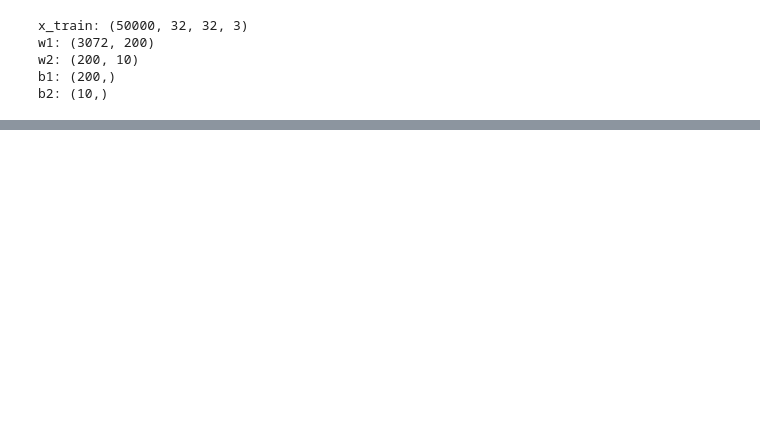
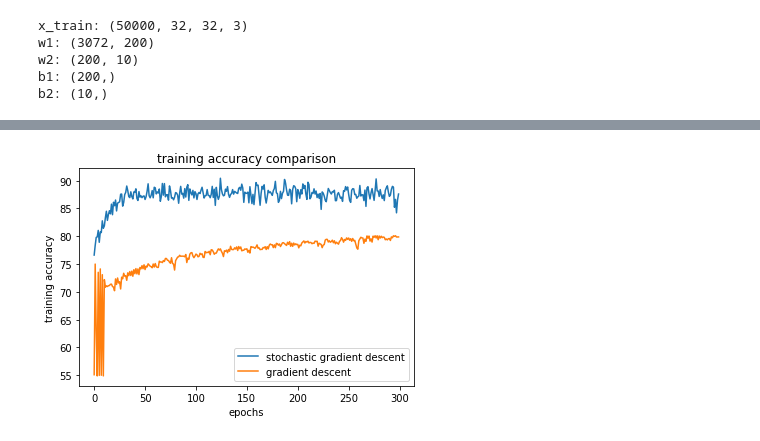
Before and after one commit to AvishkaSandeepa/EN2550-2020-Assignment-04, a Jupyter notebook: Assignment04_Part03.ipynb, the cells around one changed output, grey strips where cells are left out. Saved outputs shown, nothing was run; the diff lists cells and outputs as text; code cells hidden in the pictures; blank space fills up the shorter version.

```diff
--- a/Assignment04_Part03.ipynb
+++ b/Assignment04_Part03.ipynb
@@ -106,0 +211,12 @@ iteration 2 / 3| loss 0.784402| training accuracy 77.596719| testing accuracy 77
+# %%
+fig, axes = plt.subplots()
+axes.plot(sgd_train_acc_history)
+axes.plot(train_acc_history1)
+plt.legend(["stochastic gradient descent", "gradient descent"])
+axes.set_xlabel("epochs")
+axes.set_ylabel("training accuracy")
+axes.set_title("training accuracy comparison")
+plt.show()
+fig.savefig('training_accuracy_comparison.png',transparent=True)
+# %% [output]
+[figure, added]
```
Also changed, not shown: parts of 9 cells of this notebook.
